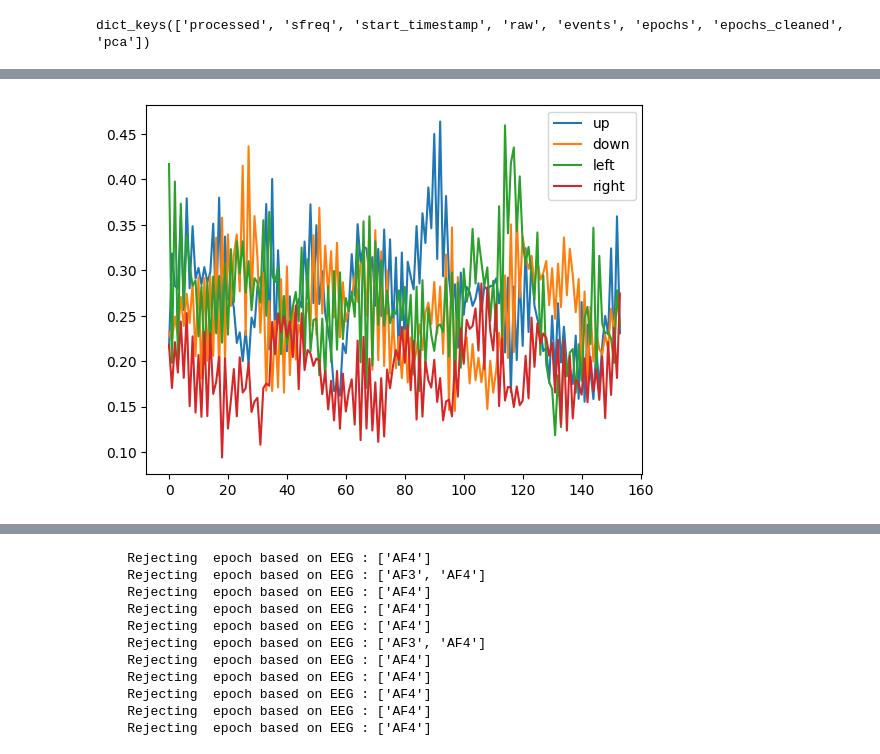
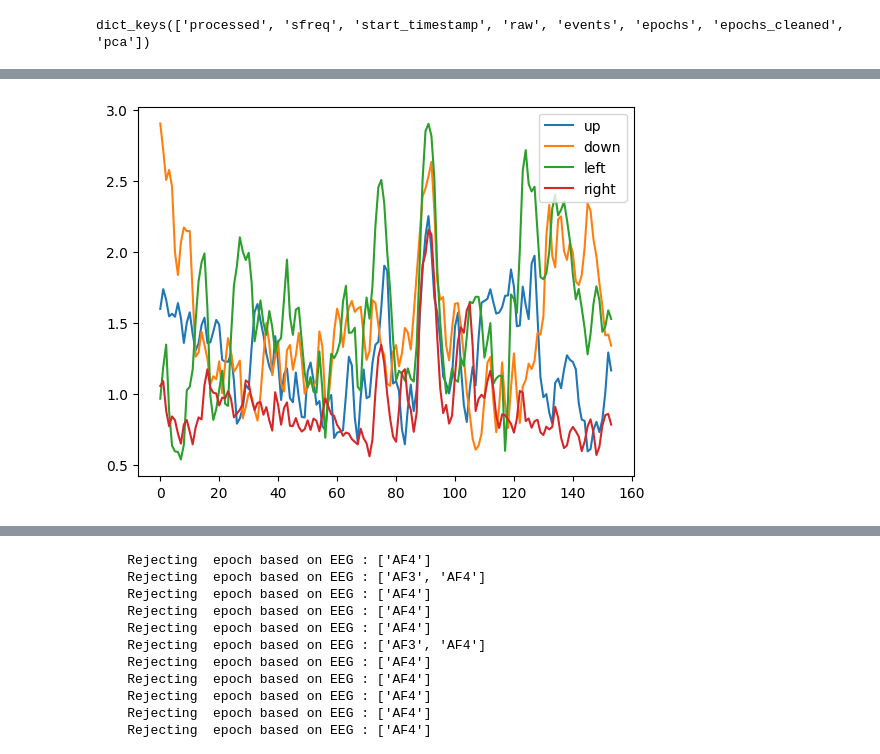
Before and after one commit to nasseralbess/imagined-speech, a Jupyter notebook: simpler.ipynb, the cells around one changed output, grey strips where cells are left out. Saved outputs shown, nothing was run; the diff lists cells and outputs as text; code cells hidden in the pictures.

```diff
--- a/simpler.ipynb
+++ b/simpler.ipynb
@@ -565,5 +695,5 @@ y[0]
 # %%
-X,y = np.load("all_channels_no_pca.npz").values()
+X_all,y_all = np.load("gamma_epochs_no_pca.npz").values()
 # %%
 processed_l[10].keys()
 # %% [output]
@@ -571,16 +718,16 @@ dict_keys(['processed', 'sfreq', 'start_timestamp', 'raw', 'events', 'epochs', '
 # %%
-reverse_map = {v:k for k, v in {'up': 0, 'down': 1, 'left': 2, 'right': 3}.items()}
+# reverse_map = {v:k for k, v in {'up': 0, 'down': 1, 'left': 2, 'right': 3}.items()}
 
-up_epochs = X[y==0]
-down_epochs = X[y==1]
-left_epochs = X[y==2]
-right_epochs = X[y==3]
+up_epochs = X[y==label_map['up']]
+down_epochs = X[y==label_map['down']]
+left_epochs = X[y==label_map['left']]
+right_epochs = X[y==label_map['right']]
 
 plt.plot(gfp(np.average(up_epochs, axis=0))*1e6, label = 'up')
 plt.plot(gfp(np.average(down_epochs, axis=0))*1e6, label = 'down')
 plt.plot(gfp(np.average(left_epochs, axis=0))*1e6, label = 'left')
 plt.plot(gfp(np.average(right_epochs, axis=0))*1e6, label = 'right')
 plt.legend()
 plt.show()
 # %% [output]
-[figure, old version]
+[figure, new version]
```
Also changed, not shown: parts of 59 cells of this notebook, 1 other file.
